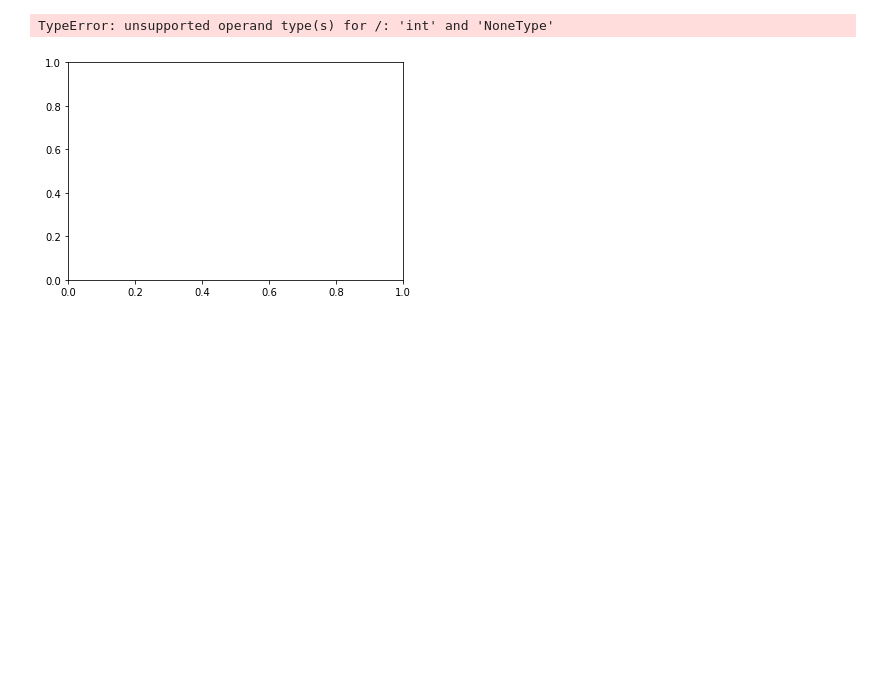
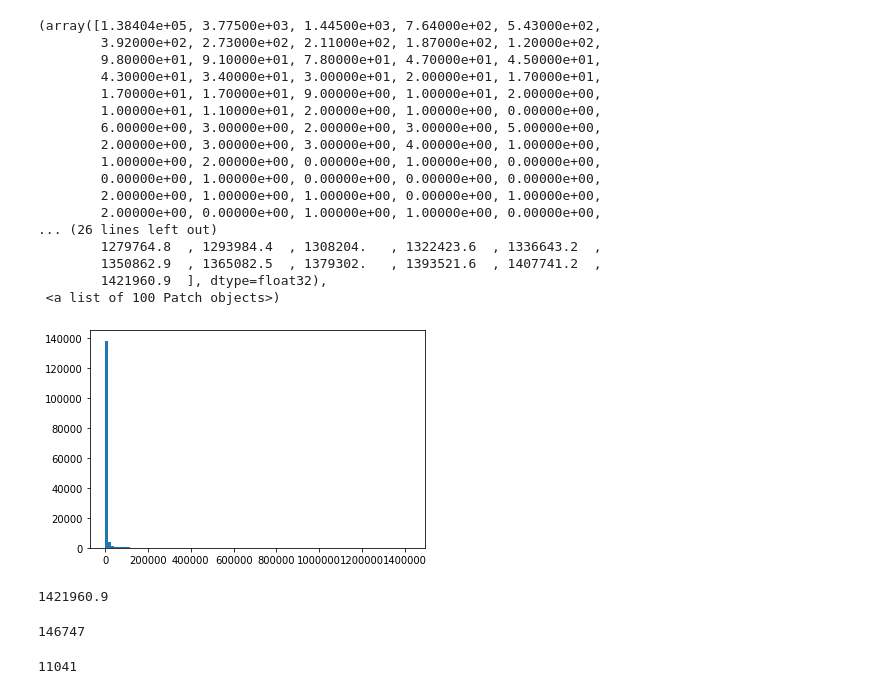
Before and after one commit to gusalsdmlwlq/Study, a Jupyter notebook: stft.ipynb, the cells around one changed output. Drawn from its saved outputs; the diff is of its cells as text; code cells hidden in the pictures; blank space fills up the shorter version.

```diff
--- a/stft.ipynb
+++ b/stft.ipynb
@@ -94,0 +129,3 @@ test = get_spectrogram_feature(path)
+# %%
+test = get_spectrogram_feature(datas[76])
+print(test.shape)
@@ -99,5 +141,38 @@ torch.Size([535, 257])
-# %%
-plt.specgram(sig)
-# %% [output]
-TypeError: unsupported operand type(s) for /: 'int' and 'NoneType'
-[figure, removed]
+# %%
+x = []
+for i in test:
+    for j in i:
+        x.append(j)
+plt.hist(x,bins=100)
+# %% [output]
+(array([1.38404e+05, 3.77500e+03, 1.44500e+03, 7.64000e+02, 5.43000e+02,
+        3.92000e+02, 2.73000e+02, 2.11000e+02, 1.87000e+02, 1.20000e+02,
+        9.80000e+01, 9.10000e+01, 7.80000e+01, 4.70000e+01, 4.50000e+01,
+        4.30000e+01, 3.40000e+01, 3.00000e+01, 2.00000e+01, 1.70000e+01,
+        1.70000e+01, 1.70000e+01, 9.00000e+00, 1.00000e+01, 2.00000e+00,
+        1.00000e+01, 1.10000e+01, 2.00000e+00, 1.00000e+00, 0.00000e+00,
+        6.00000e+00, 3.00000e+00, 2.00000e+00, 3.00000e+00, 5.00000e+00,
+        2.00000e+00, 3.00000e+00, 3.00000e+00, 4.00000e+00, 1.00000e+00,
+        1.00000e+00, 2.00000e+00, 0.00000e+00, 1.00000e+00, 0.00000e+00,
+        0.00000e+00, 1.00000e+00, 0.00000e+00, 0.00000e+00, 0.00000e+00,
+        2.00000e+00, 1.00000e+00, 1.00000e+00, 0.00000e+00, 1.00000e+00,
+        2.00000e+00, 0.00000e+00, 1.00000e+00, 1.00000e+00, 0.00000e+00,
+... (26 lines left out)
+        1279764.8  , 1293984.4  , 1308204.   , 1322423.6  , 1336643.2  ,
+        1350862.9  , 1365082.5  , 1379302.   , 1393521.6  , 1407741.2  ,
+        1421960.9  ], dtype=float32),
+ <a list of 100 Patch objects>)
+[figure, added]
+# %%
+np.max(x)
+# %% [output]
+1421960.9
+# %%
+len(x)
+# %% [output]
+146747
+# %%
+x = np.array(x)
+len(x[x>10000])
+# %% [output]
+11041
```
Also changed, not shown: parts of 16 cells of this notebook, 6 other files.
